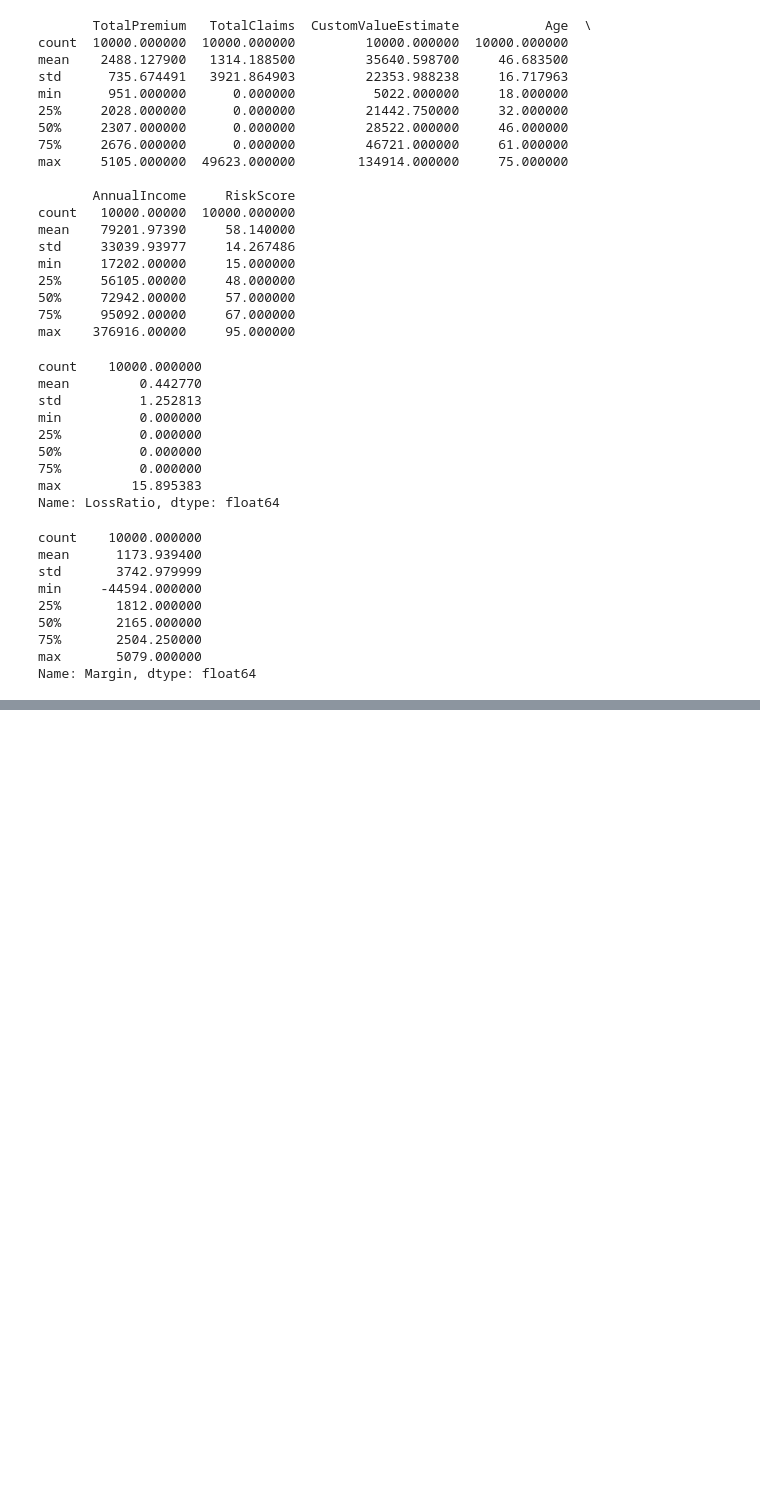
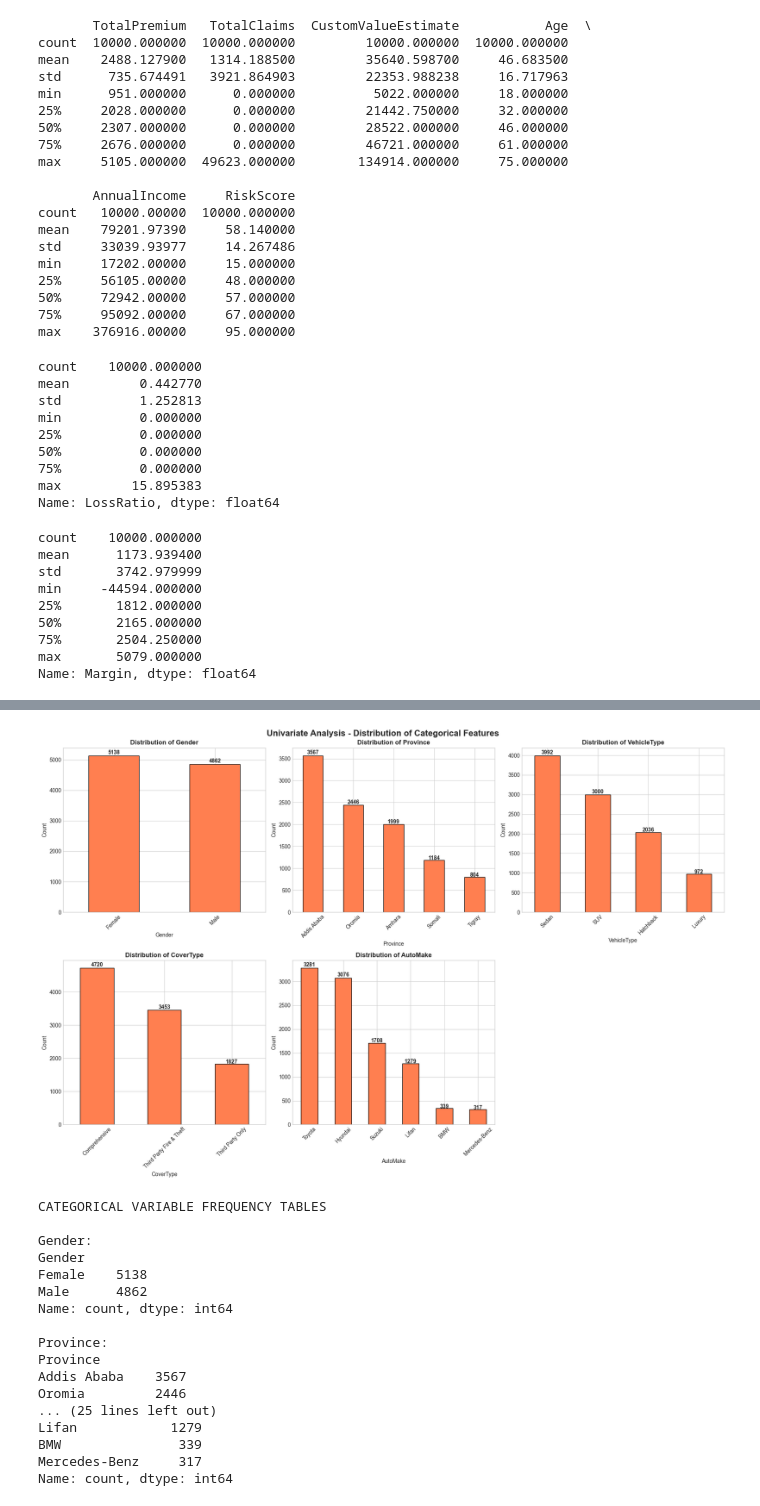
Before and after one commit to hawi088/insurance-risk-analytics, a Jupyter notebook: notebooks/task1_eda.ipynb, the cells around one changed output, grey strips where cells are left out. Cells and saved outputs as stored; diff of their text form; code cells hidden in the pictures; blank space fills up the shorter version.

```diff
--- a/notebooks/task1_eda.ipynb
+++ b/notebooks/task1_eda.ipynb
@@ -164,0 +222,58 @@ Name: Margin, dtype: float64
+# %%
+# Select categorical columns
+categorical_cols = ['Gender', 'Province', 'VehicleType', 'CoverType', 'AutoMake']
+
+# Filter to columns that exist
+existing_cat = [col for col in categorical_cols if col in df.columns]
+
+# Create bar charts
+fig, axes = plt.subplots(2, 3, figsize=(18, 12))
+axes = axes.flatten()
+
+for i, col in enumerate(existing_cat):
+    # Get value counts
+    value_counts = df[col].value_counts()
+
+    # Plot
+    value_counts.plot(kind='bar', ax=axes[i], color='coral', edgecolor='black')
+    axes[i].set_title(f'Distribution of {col}', fontsize=12, fontweight='bold')
+    axes[i].set_xlabel(col)
+    axes[i].set_ylabel('Count')
+    axes[i].tick_params(axis='x', rotation=45)
+
+    # Add value labels on bars
+    for j, v in enumerate(value_counts.values):
+        axes[i].text(j, v + (v*0.01), str(v), ha='center', fontweight='bold')
+
+# Remove empty subplot if any
+if len(existing_cat) < len(axes):
+    fig.delaxes(axes[-1])
+
+plt.suptitle('Univariate Analysis - Distribution of Categorical Features', fontsize=16, fontweight='bold')
+plt.tight_layout()
+plt.show()
+
+# Print frequency tables
+print("CATEGORICAL VARIABLE FREQUENCY TABLES")
+for col in existing_cat:
+    print(f"\n{col}:")
+    print(df[col].value_counts())
+# %% [output]
+[figure, added]
+CATEGORICAL VARIABLE FREQUENCY TABLES
+
+Gender:
+Gender
+Female    5138
+Male      4862
+Name: count, dtype: int64
+
+Province:
+Province
+Addis Ababa    3567
+Oromia         2446
+... (25 lines left out)
+Lifan            1279
+BMW               339
+Mercedes-Benz     317
+Name: count, dtype: int64
```
Also changed, not shown: parts of 10 cells of this notebook.
